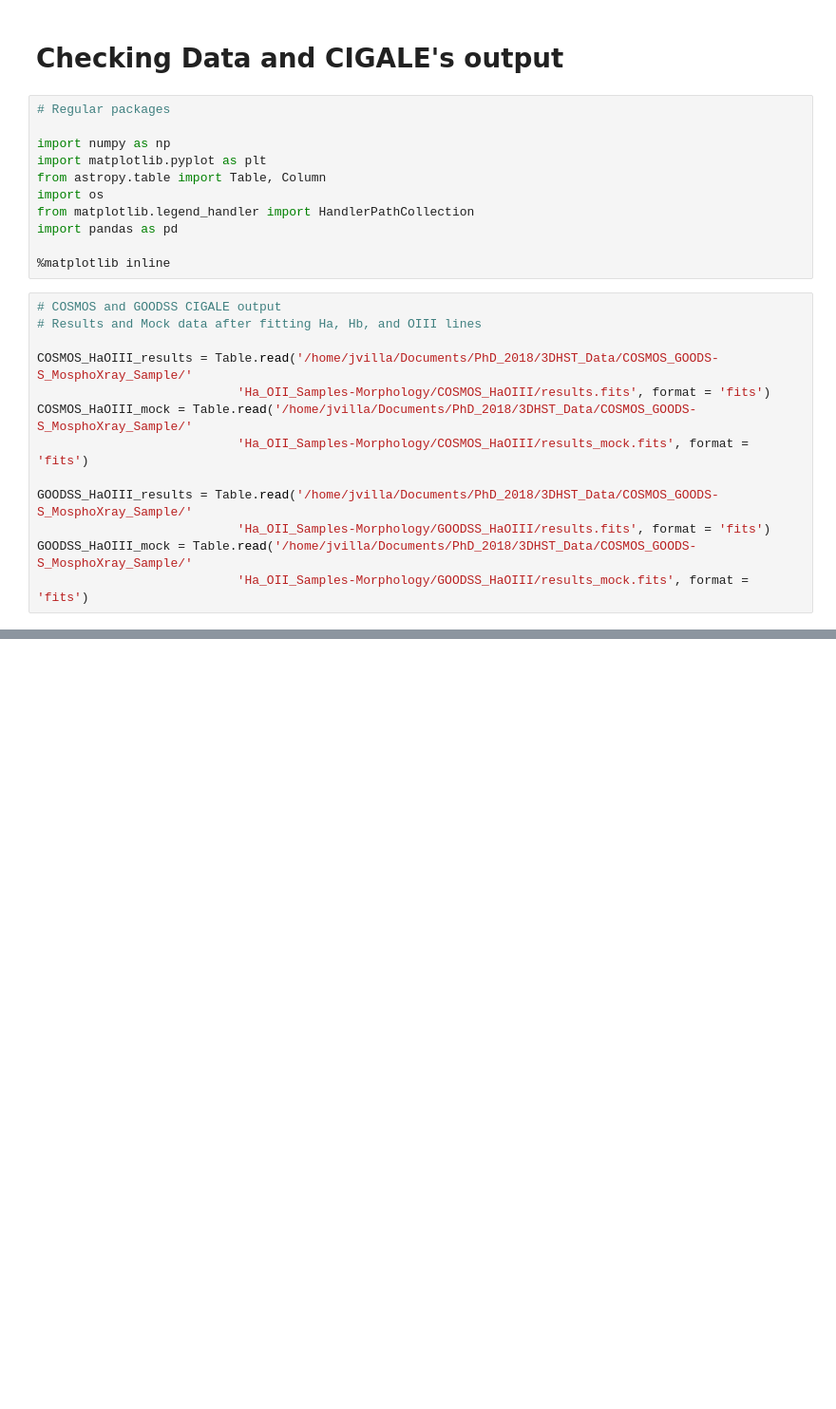
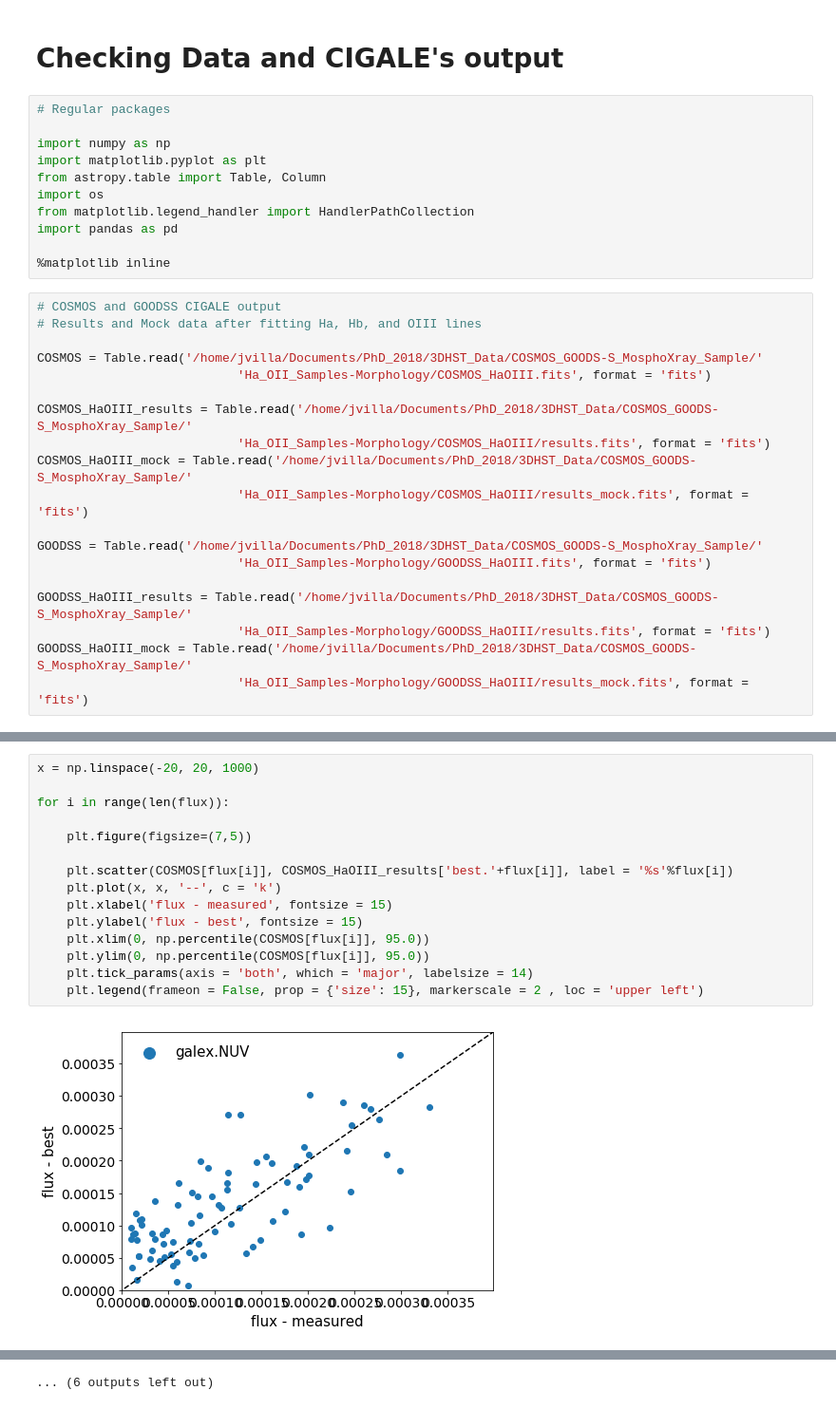
Before and after one commit to Jurgenvilla/Dust_Attenuation, a Jupyter notebook: Morphology-Xray-CIGALE-Check.ipynb, the cells around one changed output, grey strips where cells are left out. Shown at 95% size. Cells and saved outputs as stored; diff of their text form; blank space fills up the shorter version.

```diff
--- a/Morphology-Xray-CIGALE-Check.ipynb
+++ b/Morphology-Xray-CIGALE-Check.ipynb
@@ -14,12 +14,18 @@ import pandas as pd
 # %%
 # COSMOS and GOODSS CIGALE output
 # Results and Mock data after fitting Ha, Hb, and OIII lines
+
+COSMOS = Table.read('/home/jvilla/Documents/PhD_2018/3DHST_Data/COSMOS_GOODS-S_MosphoXray_Sample/'
+                           'Ha_OII_Samples-Morphology/COSMOS_HaOIII.fits', format = 'fits')
 
 COSMOS_HaOIII_results = Table.read('/home/jvilla/Documents/PhD_2018/3DHST_Data/COSMOS_GOODS-S_MosphoXray_Sample/'
                            'Ha_OII_Samples-Morphology/COSMOS_HaOIII/results.fits', format = 'fits')
 COSMOS_HaOIII_mock = Table.read('/home/jvilla/Documents/PhD_2018/3DHST_Data/COSMOS_GOODS-S_MosphoXray_Sample/'
                            'Ha_OII_Samples-Morphology/COSMOS_HaOIII/results_mock.fits', format = 'fits')
 
+GOODSS = Table.read('/home/jvilla/Documents/PhD_2018/3DHST_Data/COSMOS_GOODS-S_MosphoXray_Sample/'
+                           'Ha_OII_Samples-Morphology/GOODSS_HaOIII.fits', format = 'fits')
+
 GOODSS_HaOIII_results = Table.read('/home/jvilla/Documents/PhD_2018/3DHST_Data/COSMOS_GOODS-S_MosphoXray_Sample/'
                            'Ha_OII_Samples-Morphology/GOODSS_HaOIII/results.fits', format = 'fits')
 GOODSS_HaOIII_mock = Table.read('/home/jvilla/Documents/PhD_2018/3DHST_Data/COSMOS_GOODS-S_MosphoXray_Sample/'
@@ -96,0 +167,17 @@ for i in range(len(COSMOS_HaOIII_results_bayes)):
+# %%
+x = np.linspace(-20, 20, 1000)
+
+for i in range(len(flux)):
+
+    plt.figure(figsize=(7,5))
+
+    plt.scatter(COSMOS[flux[i]], COSMOS_HaOIII_results['best.'+flux[i]], label = '%s'%flux[i])
+    plt.plot(x, x, '--', c = 'k')
+    plt.xlabel('flux - measured', fontsize = 15)
+    plt.ylabel('flux - best', fontsize = 15)
+    plt.xlim(0, np.percentile(COSMOS[flux[i]], 95.0))
+    plt.ylim(0, np.percentile(COSMOS[flux[i]], 95.0))
+    plt.tick_params(axis = 'both', which = 'major', labelsize = 14)
+    plt.legend(frameon = False, prop = {'size': 15}, markerscale = 2 , loc = 'upper left')
+# %% [output]
+[figure, added]
@@ -96,0 +195 @@ for i in range(len(COSMOS_HaOIII_results_bayes)):
+... (6 outputs left out)
```
Also changed, not shown: parts of 9 cells of this notebook.
